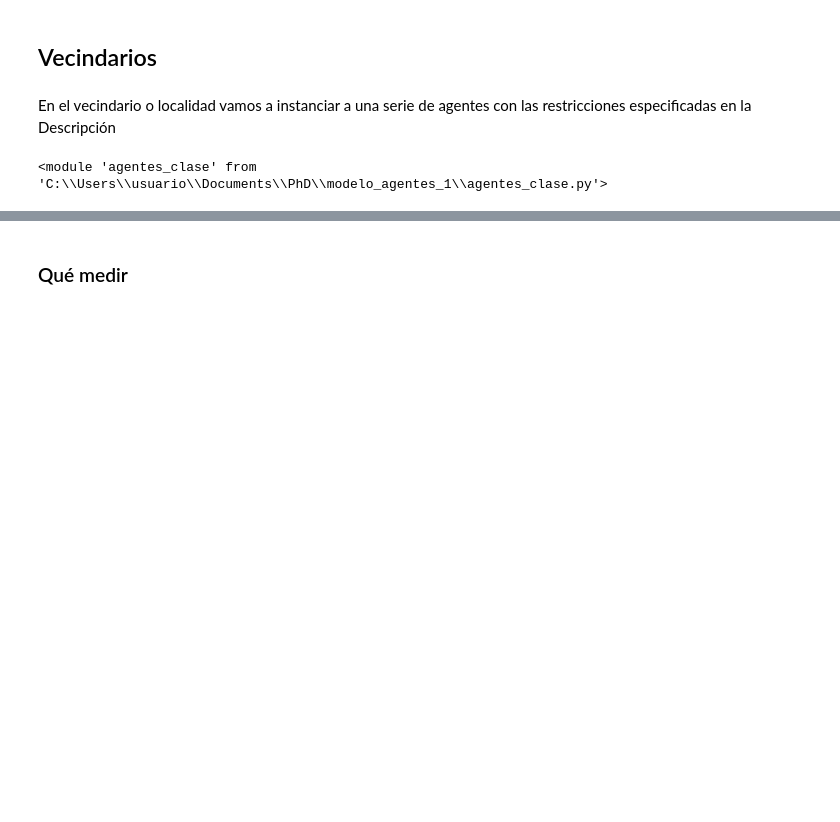
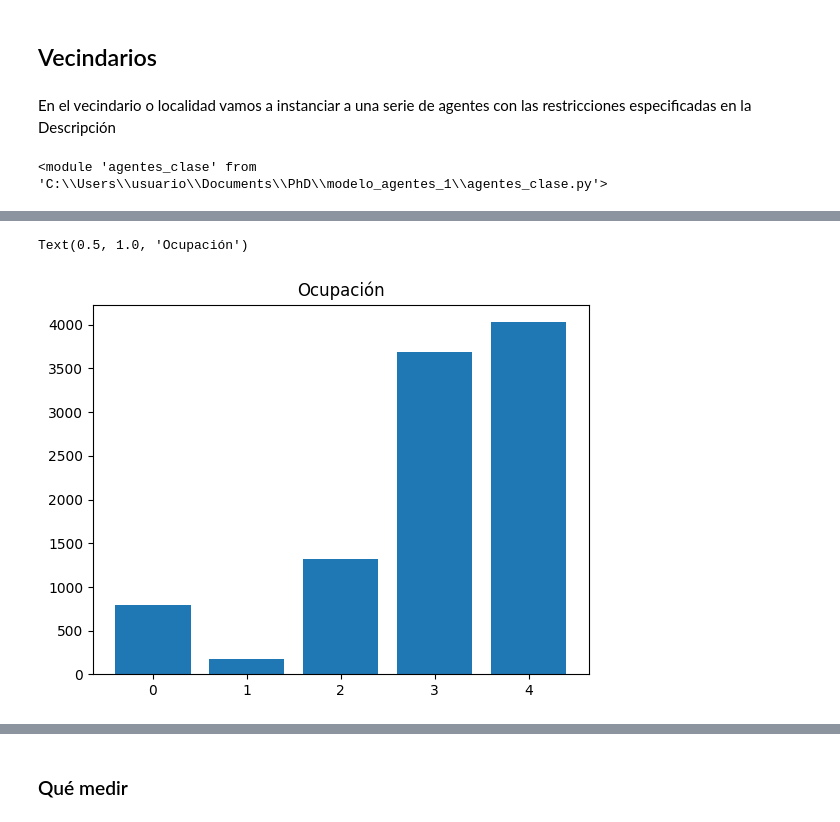
Before and after one commit to sergiohzlz/modelo_gentrificacion, a Jupyter notebook: phd_tercer_semestre.ipynb, the cells around one changed output, grey strips where cells are left out. Drawn from its saved outputs; the diff is of its cells as text; code cells hidden in the pictures; blank space fills up the shorter version.

```diff
--- a/phd_tercer_semestre.ipynb
+++ b/phd_tercer_semestre.ipynb
@@ -222,0 +219,8 @@ ax[1].imshow(O, cmap='magma')
+# %%
+a_ocupa = np.array(list(V.ocupacion.values()))
+labs, conts = np.unique(a_ocupa, return_counts=True)
+plt.bar(labs, conts, align='center')
+plt.title('Ocupación')
+# %% [output]
+Text(0.5, 1.0, 'Ocupación')
+[figure, added]
```
Also changed, not shown: parts of 71 cells of this notebook, 1 other file.
